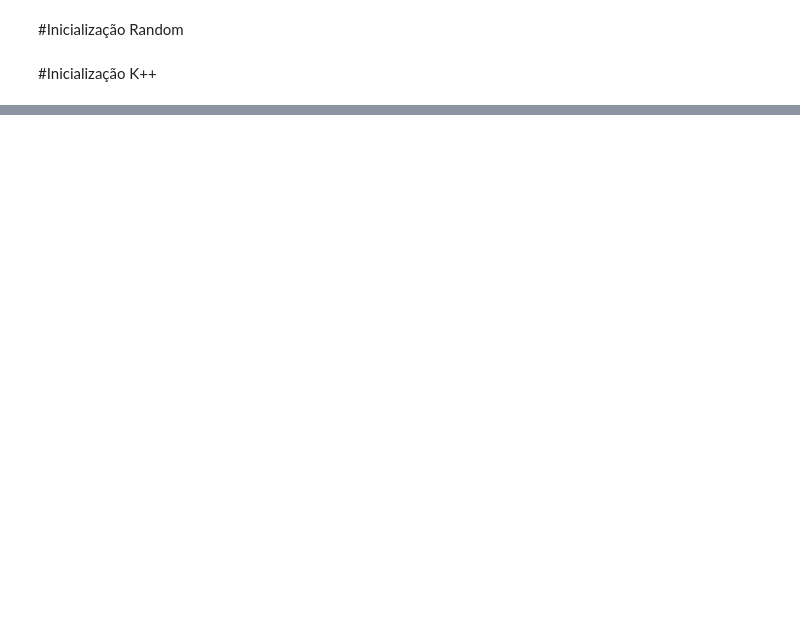
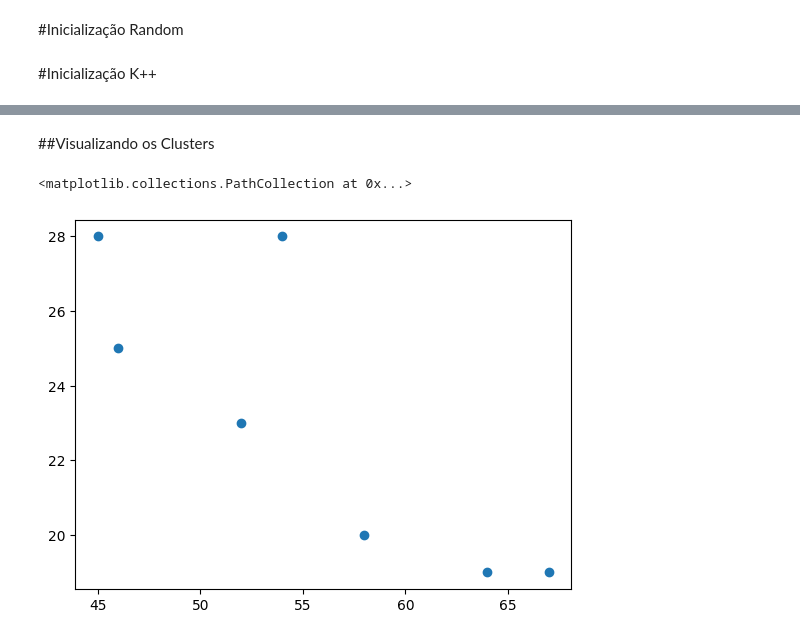
Before and after one commit to Xmagnop/Classification-Algorithms, a Jupyter notebook: K_means.ipynb, the cells around one changed output, grey strips where cells are left out. Drawn from its saved outputs; the diff is of its cells as text; code cells hidden in the pictures; blank space fills up the shorter version.

```diff
--- a/K_means.ipynb
+++ b/K_means.ipynb
@@ -100,0 +187,3 @@ plot_clusters(Z, label, center, 'Random Initialization with 100 Samples')
+# %%
+data['cluster'] = y_predict
+data.head(10)
@@ -100,0 +207,11 @@ plot_clusters(Z, label, center, 'Random Initialization with 100 Samples')
+# %% [markdown]
+##Visualizando os Clusters
+# %%
+d1 = data[data.cluster==0]
+d2 = data[data.cluster==1]
+d3 = data[data.cluster==2]
+
+plt.scatter(d1['Age'],d1['Annual Income (k$)'])
+# %% [output]
+<matplotlib.collections.PathCollection at 0x...>
+[figure, added]
```
Also changed, not shown: parts of 40 cells of this notebook.
